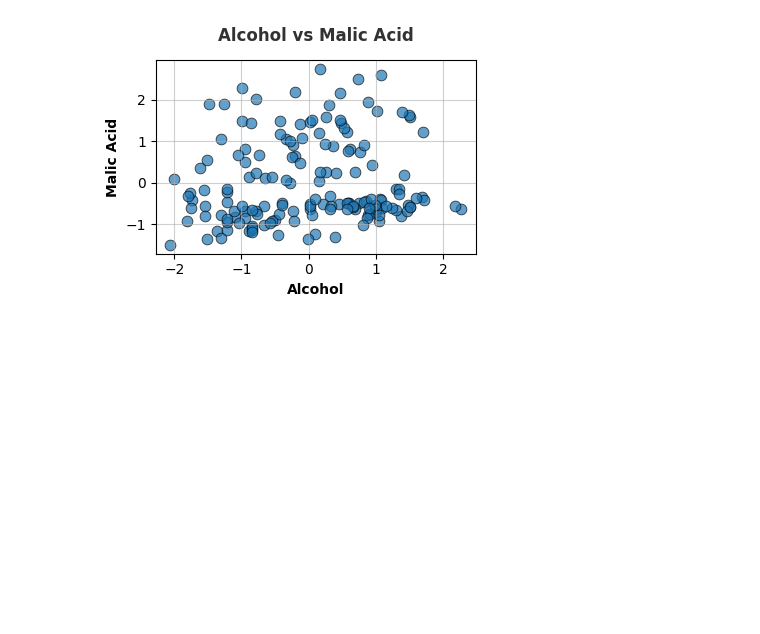
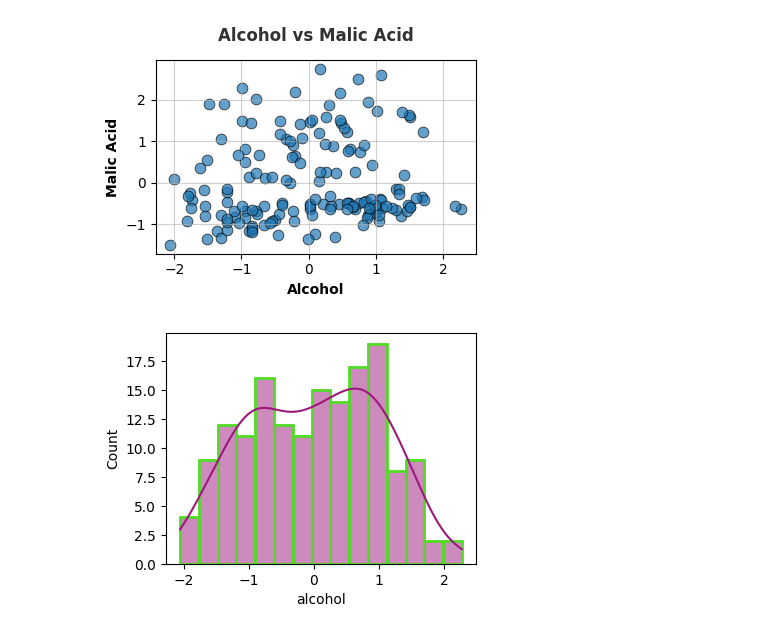
Before and after one commit to Md-Maruf-1727/Machine-Learning-Algorithms, a Jupyter notebook: Unsupervised/K Means Clustering/on wine dataset/code.ipynb, the cells around one changed output. Saved outputs shown, nothing was run; the diff lists cells and outputs as text; code cells hidden in the pictures; blank space fills up the shorter version.

```diff
--- a/Unsupervised/K Means Clustering/on wine dataset/code.ipynb
+++ b/Unsupervised/K Means Clustering/on wine dataset/code.ipynb
@@ -267,3 +267,21 @@ plt.tight_layout()  # Adjust layout to avoid overlap
 plt.show()          # Display the plot
 # %% [output]
 [figure]
+# %%
+# Purpose: Visualize the distribution of the 'alcohol' feature using a histogram with KDE
+# Set the figure size
+plt.figure(figsize=(4,3))
+# create a histogram for the 'alcohol' column
+sns.histplot(
+    data=x,              # Dataset to use for plotting
+    x='alcohol',         # Column to plot
+    color="#9C197C",     # Color of the histogram bars
+    kde=True,            # Show Kernel Density Estimation curve
+    linewidth=2,         # Thickness of bar edges
+    edgecolor="#51DB26", # Color of bar edges
+    bins=15              # Number of bins in the histogram
+)
+# Display the histogram
+plt.show()
+# %% [output]
+[figure, added]
```
Also changed, not shown: parts of 1 cell of this notebook.
